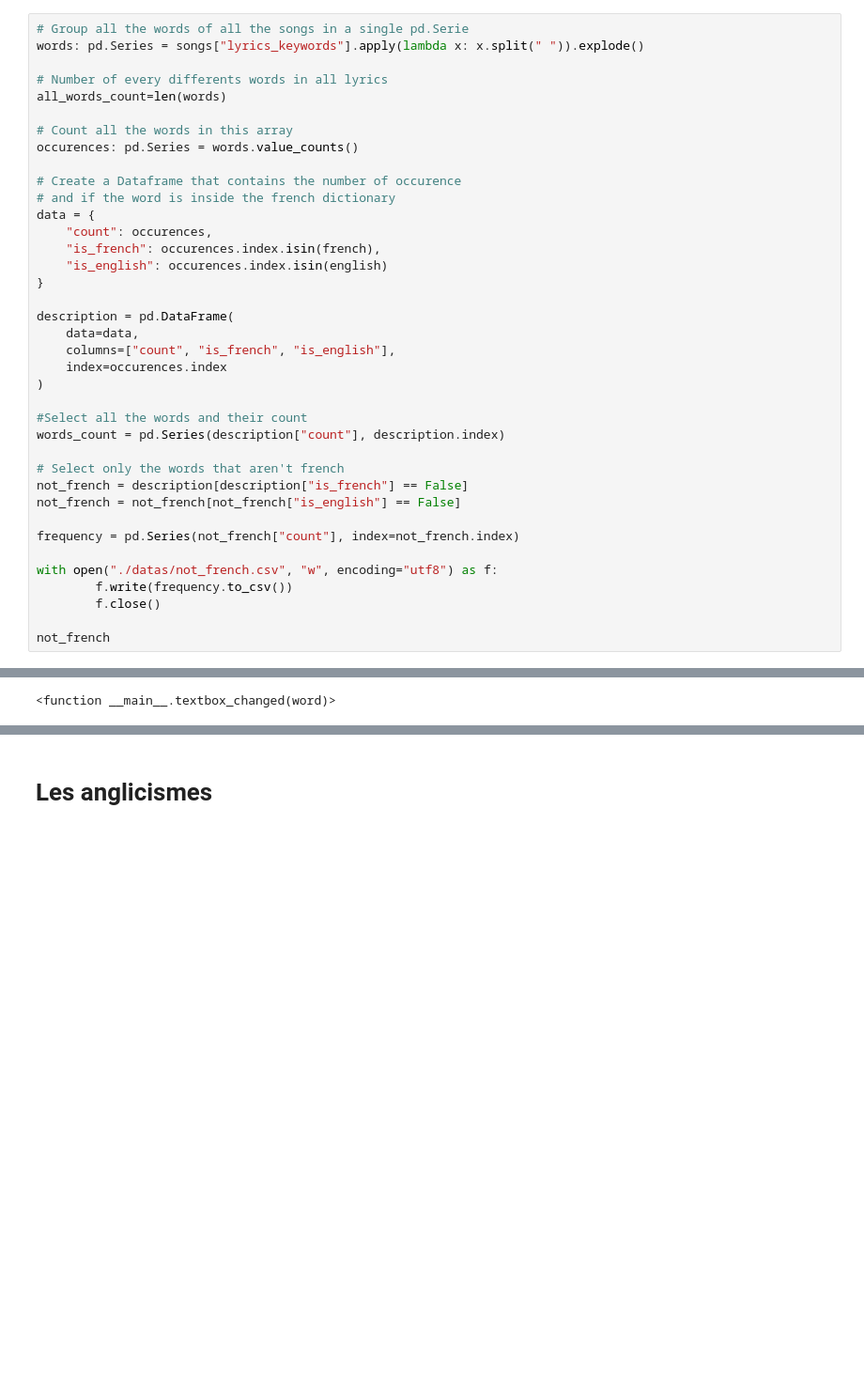
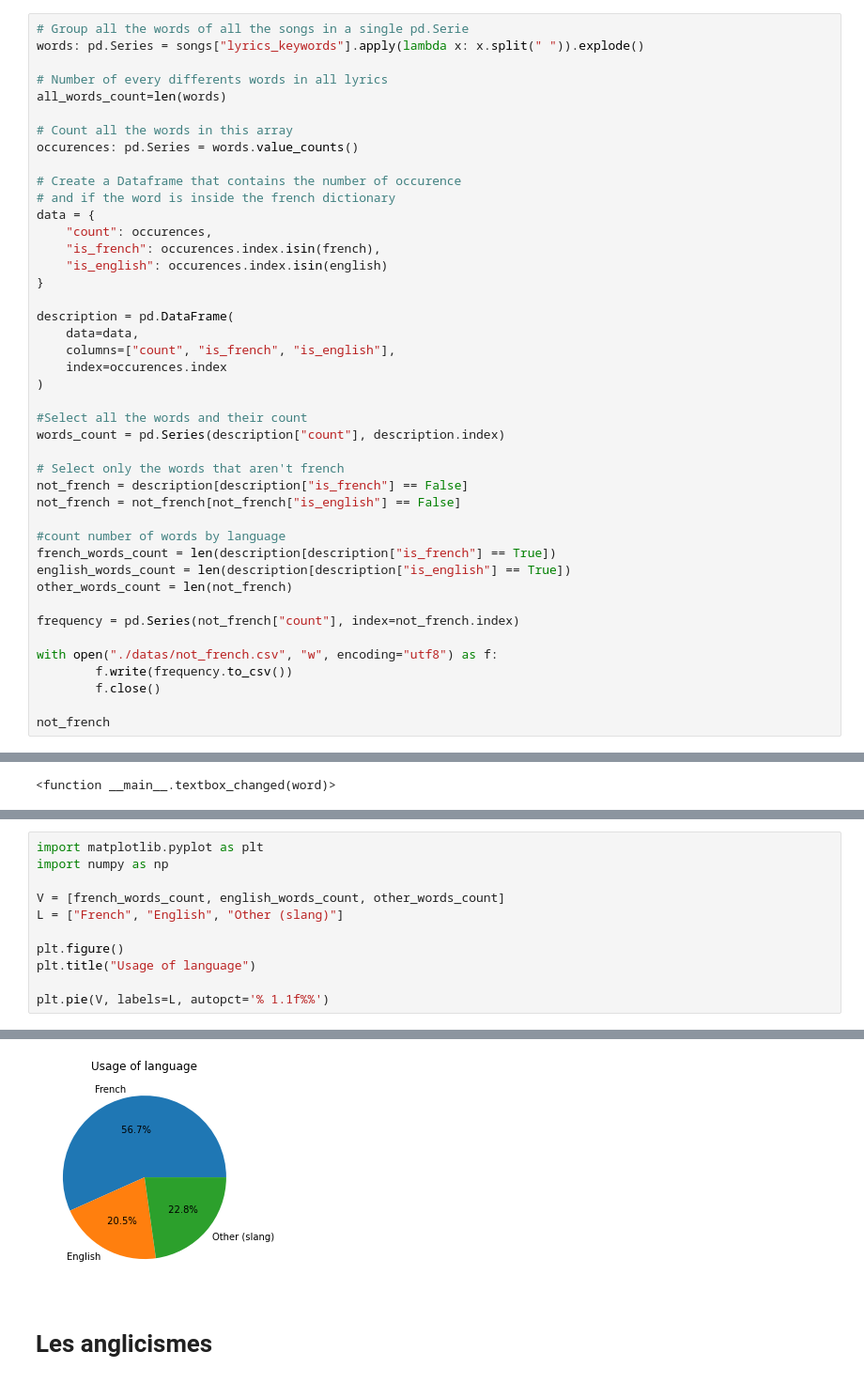
Before and after one commit to owengombas/genyus, a Jupyter notebook: notebooks/report/5_langage.ipynb, the cells around one changed output, grey strips where cells are left out. Shown: that part at 94% size. Cells and saved outputs as stored; diff of their text form; blank space fills up the shorter version.

Commit message:
Add language Pie Charts

```diff
--- a/notebooks/report/5_langage.ipynb
+++ b/notebooks/report/5_langage.ipynb
@@ -68,6 +68,11 @@ words_count = pd.Series(description["count"], description.index)
 not_french = description[description["is_french"] == False]
 not_french = not_french[not_french["is_english"] == False]
 
+#count number of words by language
+french_words_count = len(description[description["is_french"] == True])
+english_words_count = len(description[description["is_english"] == True])
+other_words_count = len(not_french)
+
 frequency = pd.Series(not_french["count"], index=not_french.index)
 
 with open("./datas/not_french.csv", "w", encoding="utf8") as f:
@@ -140,0 +149,12 @@ interactive(children=(Text(value='', description='word'), Button(description='Ru
+# %%
+import matplotlib.pyplot as plt
+import numpy as np
+
+V = [french_words_count, english_words_count, other_words_count]
+L = ["French", "English", "Other (slang)"]
+
+plt.figure()
+plt.title("Usage of language")
+
+plt.pie(V, labels=L, autopct='% 1.1f%%')
+# %% [output]
@@ -141,3 +170,4 @@ interactive(children=(Text(value='', description='word'), Button(description='Ru
+[figure, added]
 # %% [markdown]
 # Les anglicismes
 # %%
```
Also changed, not shown: parts of 6 cells of this notebook.
